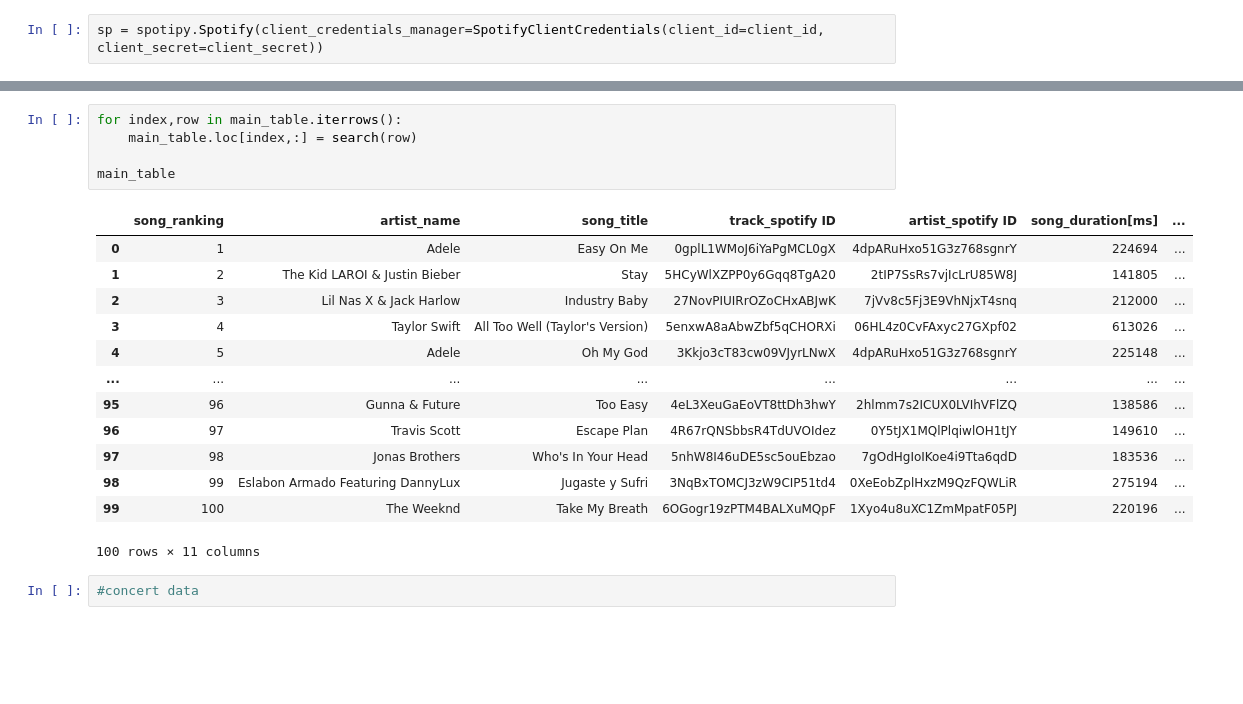
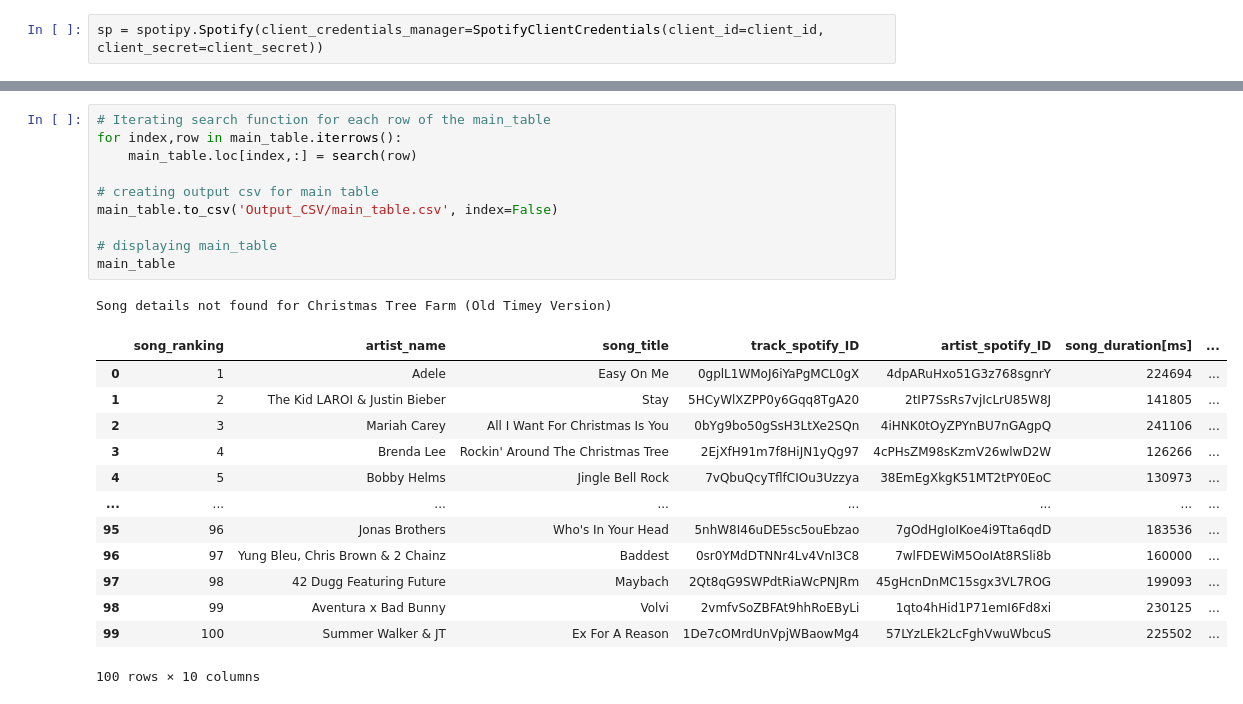
Before and after one commit to P219-C/G2-project-2_ETL_UWADA, a Jupyter notebook: Data sources/spotify_web_API.ipynb, the cells around one changed output, grey strips where cells are left out. Saved outputs shown, nothing was run; the diff lists cells and outputs as text; blank space fills up the shorter version.

```diff
--- a/Data sources/spotify_web_API.ipynb
+++ b/Data sources/spotify_web_API.ipynb
@@ -93,23 +98,27 @@ def search(table):
 
     return table
-# %%
-for index,row in main_table.iterrows():
-    main_table.loc[index,:] = search(row)
-
-main_table
-# %% [output]
-|  | song_ranking | artist_name | song_title | track_spotify ID | artist_spotify ID | song_duration[ms] | ... |
-| 0 | 1 | Adele | Easy On Me | 0gplL1WMoJ6iYaPgMCL0gX | 4dpARuHxo51G3z768sgnrY | 224694 | ... |
-| 1 | 2 | The Kid LAROI & Justin Bieber | Stay | 5HCyWlXZPP0y6Gqq8TgA20 | 2tIP7SsRs7vjIcLrU85W8J | 141805 | ... |
-| 2 | 3 | Lil Nas X & Jack Harlow | Industry Baby | 27NovPIUIRrOZoCHxABJwK | 7jVv8c5Fj3E9VhNjxT4snq | 212000 | ... |
-| 3 | 4 | Taylor Swift | All Too Well (Taylor's Version) | 5enxwA8aAbwZbf5qCHORXi | 06HL4z0CvFAxyc27GXpf02 | 613026 | ... |
-| 4 | 5 | Adele | Oh My God | 3Kkjo3cT83cw09VJyrLNwX | 4dpARuHxo51G3z768sgnrY | 225148 | ... |
-| ... | ... | ... | ... | ... | ... | ... | ... |
-| 95 | 96 | Gunna & Future | Too Easy | 4eL3XeuGaEoVT8ttDh3hwY | 2hlmm7s2ICUX0LVIhVFlZQ | 138586 | ... |
-| 96 | 97 | Travis Scott | Escape Plan | 4R67rQNSbbsR4TdUVOIdez | 0Y5tJX1MQlPlqiwlOH1tJY | 149610 | ... |
-| 97 | 98 | Jonas Brothers | Who's In Your Head | 5nhW8I46uDE5sc5ouEbzao | 7gOdHgIoIKoe4i9Tta6qdD | 183536 | ... |
-| 98 | 99 | Eslabon Armado Featuring DannyLux | Jugaste y Sufri | 3NqBxTOMCJ3zW9CIP51td4 | 0XeEobZplHxzM9QzFQWLiR | 275194 | ... |
-| 99 | 100 | The Weeknd | Take My Breath | 6OGogr19zPTM4BALXuMQpF | 1Xyo4u8uXC1ZmMpatF05PJ | 220196 | ... |
-100 rows × 11 columns
-# %%
-#concert data
+# %%
+# Iterating search function for each row of the main_table
+for index,row in main_table.iterrows():
+    main_table.loc[index,:] = search(row)
+
+# creating output csv for main table
+main_table.to_csv('Output_CSV/main_table.csv', index=False)
+
+# displaying main_table
+main_table
+# %% [output]
+Song details not found for Christmas Tree Farm (Old Timey Version)
+|  | song_ranking | artist_name | song_title | track_spotify_ID | artist_spotify_ID | song_duration[ms] | ... |
+| 0 | 1 | Adele | Easy On Me | 0gplL1WMoJ6iYaPgMCL0gX | 4dpARuHxo51G3z768sgnrY | 224694 | ... |
+| 1 | 2 | The Kid LAROI & Justin Bieber | Stay | 5HCyWlXZPP0y6Gqq8TgA20 | 2tIP7SsRs7vjIcLrU85W8J | 141805 | ... |
+| 2 | 3 | Mariah Carey | All I Want For Christmas Is You | 0bYg9bo50gSsH3LtXe2SQn | 4iHNK0tOyZPYnBU7nGAgpQ | 241106 | ... |
+| 3 | 4 | Brenda Lee | Rockin' Around The Christmas Tree | 2EjXfH91m7f8HiJN1yQg97 | 4cPHsZM98sKzmV26wlwD2W | 126266 | ... |
+| 4 | 5 | Bobby Helms | Jingle Bell Rock | 7vQbuQcyTflfCIOu3Uzzya | 38EmEgXkgK51MT2tPY0EoC | 130973 | ... |
+| ... | ... | ... | ... | ... | ... | ... | ... |
+| 95 | 96 | Jonas Brothers | Who's In Your Head | 5nhW8I46uDE5sc5ouEbzao | 7gOdHgIoIKoe4i9Tta6qdD | 183536 | ... |
+| 96 | 97 | Yung Bleu, Chris Brown & 2 Chainz | Baddest | 0sr0YMdDTNNr4Lv4VnI3C8 | 7wlFDEWiM5OoIAt8RSli8b | 160000 | ... |
+| 97 | 98 | 42 Dugg Featuring Future | Maybach | 2Qt8qG9SWPdtRiaWcPNJRm | 45gHcnDnMC15sgx3VL7ROG | 199093 | ... |
+| 98 | 99 | Aventura x Bad Bunny | Volvi | 2vmfvSoZBFAt9hhRoEByLi | 1qto4hHid1P71emI6Fd8xi | 230125 | ... |
+| 99 | 100 | Summer Walker & JT | Ex For A Reason | 1De7cOMrdUnVpjWBaowMg4 | 57LYzLEk2LcFghVwuWbcuS | 225502 | ... |
+100 rows × 10 columns
```
Also changed, not shown: parts of 10 cells of this notebook, 10 other files.
